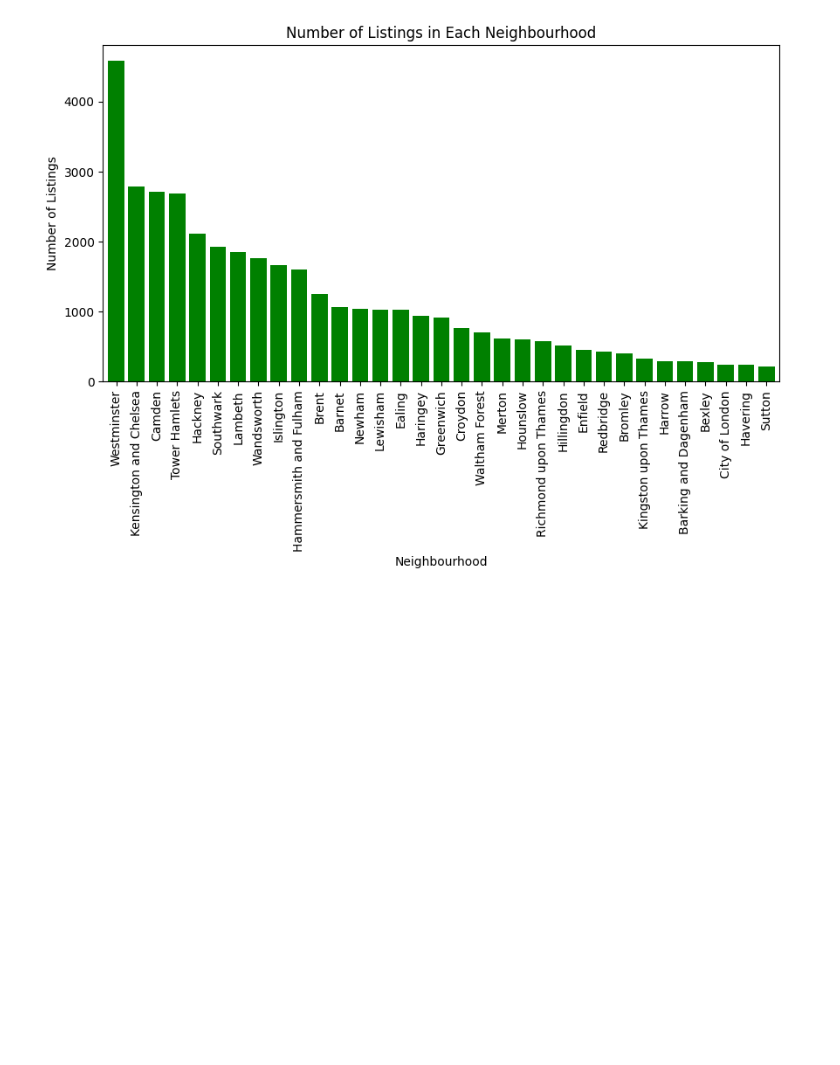
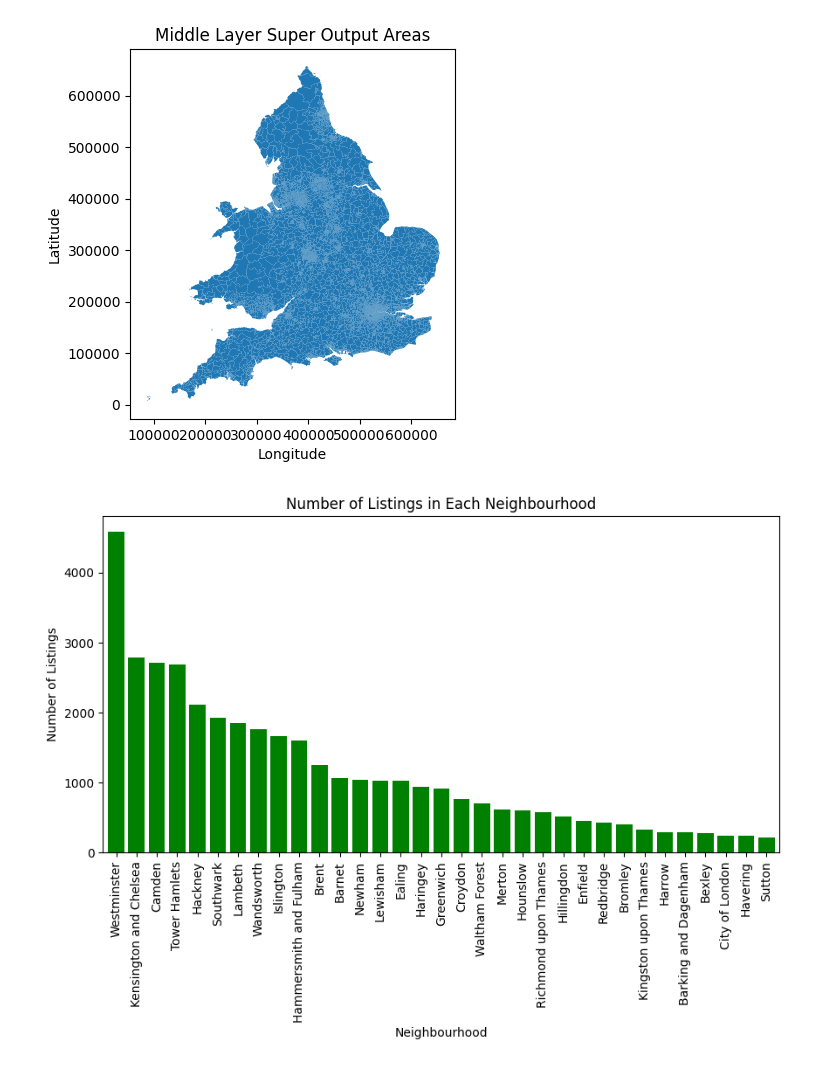
Before and after one commit to ZhengyongLiu/FSDS_GroupAssignment_Data, a Jupyter notebook: Question_6/房源分布.ipynb, the cells around one changed output. Cells and saved outputs as stored; diff of their text form; code cells hidden in the pictures; blank space fills up the shorter version.

```diff
--- a/Question_6/房源分布.ipynb
+++ b/Question_6/房源分布.ipynb
@@ -36,6 +36,18 @@ df = pd.read_csv(github_url)
 # # 将CSV数据转换为GeoDataFrame
 geometry = [Point(xy) for xy in zip(df['longitude'], df['latitude'])]
 geo_df = gpd.GeoDataFrame(df, geometry=geometry)
+# %%
+msoas = gpd.read_file(
+    cache_data('https://github.com/jreades/fsds/blob/master/data/src/Middle_Layer_Super_Output_Areas__December_2011__EW_BGC_V2-shp.zip?raw=true',
+               os.path.join('data','geo')), driver='ESRI Shapefile')
+# %%
+msoas.plot()
+plt.title('Middle Layer Super Output Areas')
+plt.xlabel('Longitude')
+plt.ylabel('Latitude')
+plt.show()
+# %% [output]
+[figure, added]
 # %%
 # 读取伦敦的Shapefile
 ddir  = os.path.join('Data') # destination directory
```
Also changed, not shown: 56 other files.
